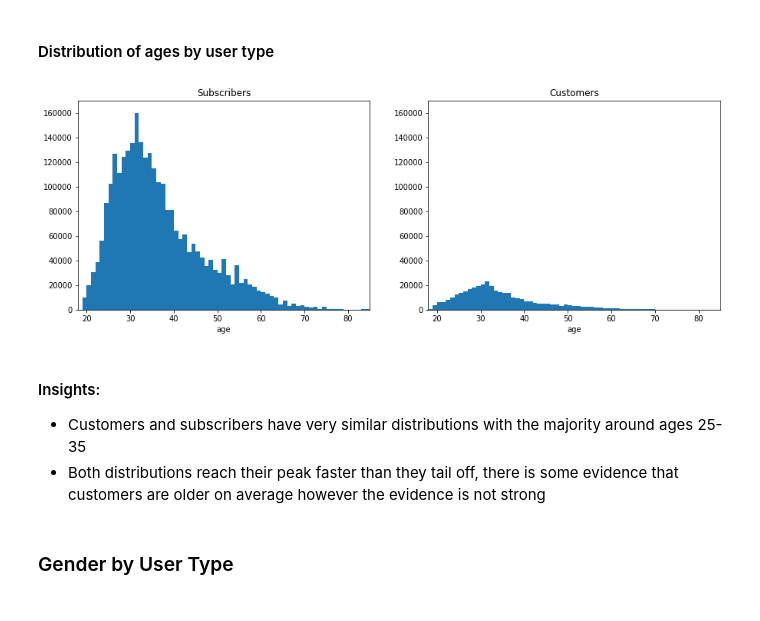
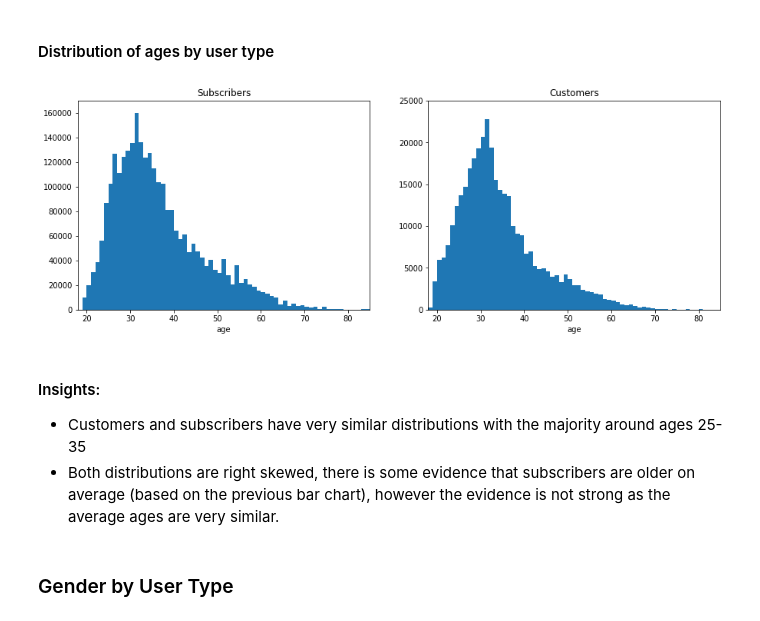
Before and after one commit to mga321/ford_gobike, a Jupyter notebook: ford-go-bike-exploratory-analysis.ipynb, the cells around one changed output. Saved outputs shown, nothing was run; the diff lists cells and outputs as text; code cells hidden in the pictures.

```diff
--- a/ford-go-bike-exploratory-analysis.ipynb
+++ b/ford-go-bike-exploratory-analysis.ipynb
@@ -679,29 +679,29 @@ df_filtered.groupby("user_type")['age'].mean().plot(kind='bar');
 # %%
 plt.figure(figsize = [15, 5]) # larger figure size for subplots
 
 # Subscriber plot
 plt.subplot(1, 2, 1) # 1 row, 2 cols, subplot 1
 bin_edges = np.arange(0, df_filtered_subscriber['age'].max()+1, 1)
 sns.distplot(df_filtered_subscriber['age'], bins = bin_edges, kde = False,
             hist_kws = {'alpha' : 1})
 plt.title('Subscribers')
 plt.xlim((18,85));
 plt.ylim((0,170000));
 
 # Customer plot
 plt.subplot(1, 2, 2) # 1 row, 2 cols, subplot 2
 bin_edges = np.arange(0, df_filtered_customer['age'].max()+1, 1)
 sns.distplot(df_filtered_customer['age'], bins = bin_edges, kde = False,
             hist_kws = {'alpha' : 1})
 plt.title('Customers')
 plt.xlim((18,85));
-plt.ylim((0,170000));
+plt.ylim((0,25000));
 # %% [output]
-[figure, old version]
+[figure, new version]
 # %% [markdown]
 #### Insights:
  - Customers and subscribers have very similar distributions with the majority around ages 25-35
- - Both distributions reach their peak faster than they tail off, there is some evidence that customers are older on average however the evidence is not strong
+ - Both distributions are right skewed, there is some evidence that subscribers are older on average (based on the previous bar chart), however the evidence is not strong as the average ages are very similar.
 # %% [markdown]
 ### Gender by User Type
 # %%
```
Also changed, not shown: parts of 13 cells of this notebook.
